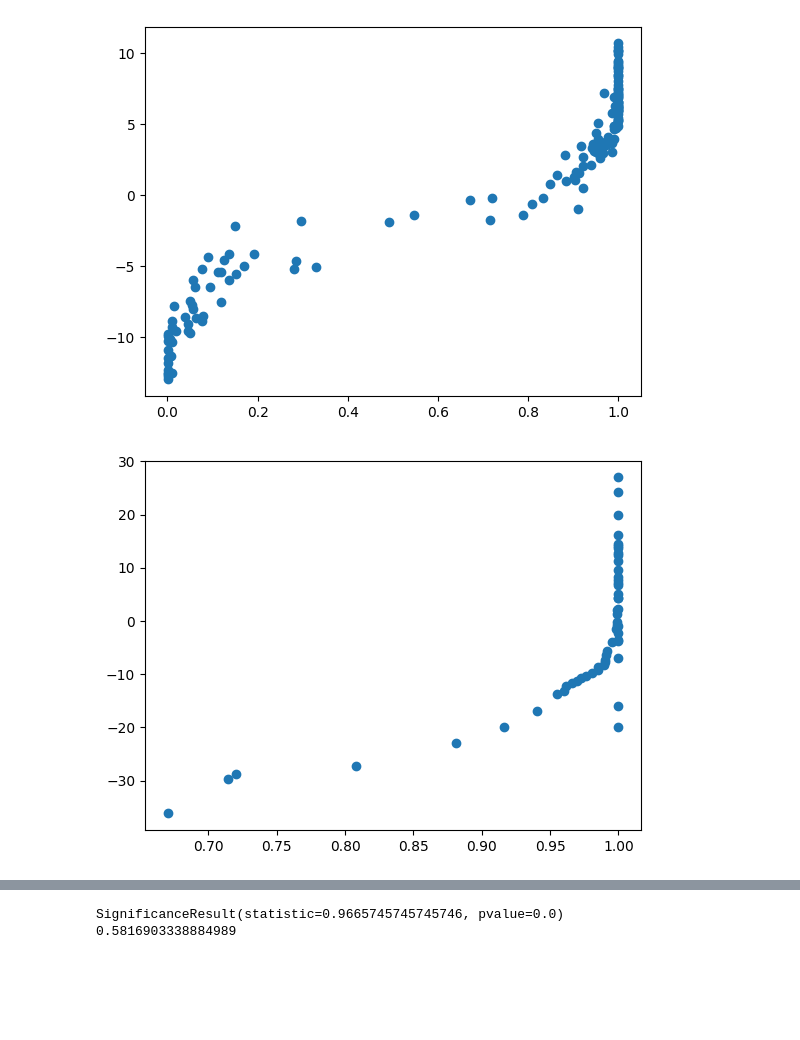
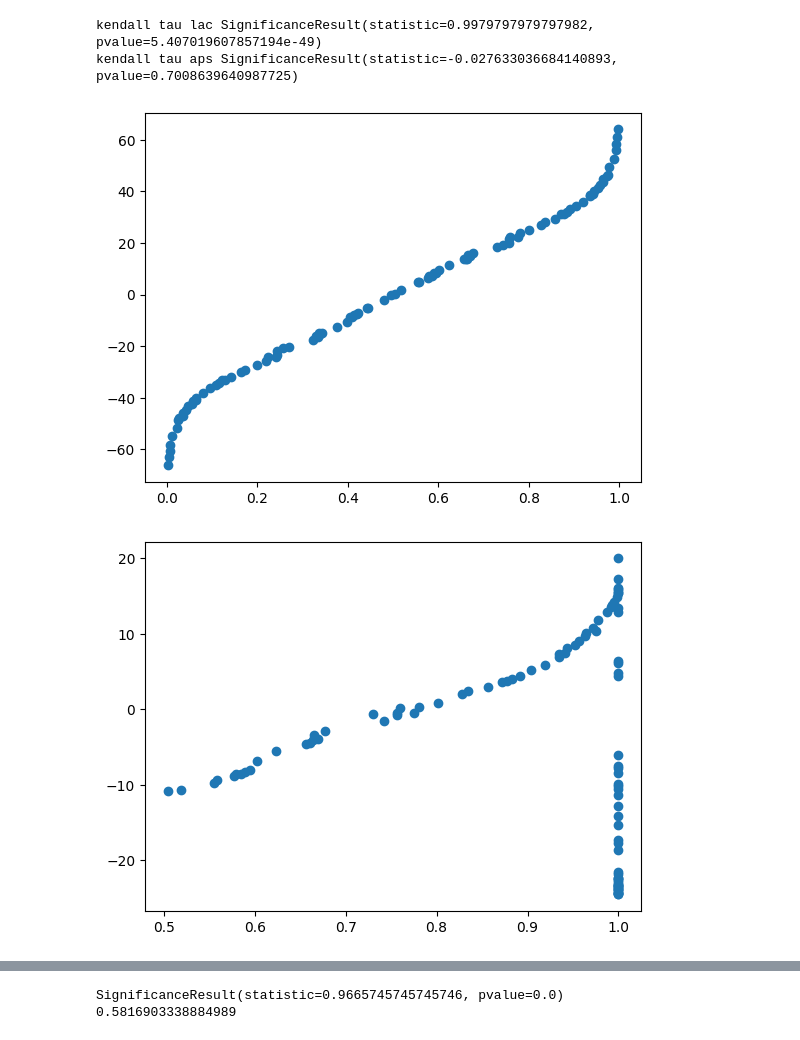
Before and after one commit to yunjinnkim/preference-based-cp, a Jupyter notebook: notebooks/learning_ncs_trochcp.ipynb, the cells around one changed output, grey strips where cells are left out. Drawn from its saved outputs; the diff is of its cells as text; code cells hidden in the pictures; blank space fills up the shorter version.

```diff
--- a/notebooks/learning_ncs_trochcp.ipynb
+++ b/notebooks/learning_ncs_trochcp.ipynb
@@ -246,10 +246,10 @@ def goodman_kruskal_gamma(x, y):
     gamma = (concordant - discordant) / (concordant + discordant)
     return gamma
 
-from torchcp.classification.score import APS, THR
+from torchcp.classification.score import APS, THR, SAPS
 aps = APS(score_type="identity", randomized=False)
 lac = THR(score_type="identity",)
-score = aps
+saps = SAPS(score_type="identity",randomized=False)
 
 class_params_1f_2c = {
     0: {"mean": 1, "std": 1, "prior": 0.3},
@@ -415,13 +415,13 @@ def fit_model_with_all_pairs(X_train, y_train, oracle_annotator, generator, lear
     # ds_val = LabelPairDataset()
     # ds_val.create_from_numpy_pairs(X_pairs, y_pairs)
     # val_loader = DataLoader(ds_val, batch_size=64)
-    model = LabelRankingModel(input_dim=generator.n_features, hidden_dims=2*[15*generator.n_features], output_dim=len(generator.classes_))
+    model = LabelRankingModel(input_dim=generator.n_features, hidden_dims=2*[10*generator.n_features], output_dim=len(generator.classes_))
     model.num_classes = generator.n_classes
     device = next(model.parameters()).device
     model._fit(pair_loader, val_loader=None, num_epochs=num_epochs, learning_rate=learning_rate, patience=num_epochs, verbose=True)
     return model
 
-def conduct_oracle_experiment(score, num_instances_to_check, generator):
+def conduct_oracle_experiment(score, num_instances_to_check, generator, learning_rate = 0.01, num_epochs=1000):
     tau_corrs = []
     gamma_corrs = []
     # Generate a small dataset
@@ -434,7 +434,7 @@ def conduct_oracle_experiment(score, num_instances_to_check, generator):
         X_train = X_gen.repeat_interleave(generator.n_classes, dim=0)
         y_train = np.tile(generator.classes_, num_instances)
 
-        model = fit_model_with_all_pairs(X_train, y_train, oracle_annotator, generator)
+        model = fit_model_with_all_pairs(X_train, y_train, oracle_annotator, generator, learning_rate=learning_rate, num_epochs=num_epochs)
 
         # generate data from data generating process and check whether the learned non-conformity relation sorts them correctly
         X_test, y_test = generator.generate_data(n_samples=100)
@@ -449,16 +449,17 @@ def conduct_oracle_experiment(score, num_instances_to_check, generator):
         models.append(model)
     return tau_corrs, gamma_corrs, skills_from_model, conformity_scores, models, X_train, y_train
 # %%
-clf = clf_3d_3c
+clf = clf_2d_2c
 
 oracle_annotator_lac = OracleAnnotator(generator=clf, score=lac)
 oracle_annotator_aps = OracleAnnotator(generator=clf, score=aps)
+oracle_annotator_saps = OracleAnnotator(generator=clf, score=saps)
 num_instances = 50
 X_gen, _ = clf.generate_data(n_samples=num_instances)
 X_train = X_gen.repeat_interleave(clf.n_classes, dim=0)
 y_train = np.tile(clf.classes_, num_instances)
 
-# model_lac = fit_model_with_all_pairs(X_train, y_train, oracle_annotator_lac, clf, learning_rate=0.1,num_epochs=200)
 model_aps = fit_model_with_all_pairs(X_train, y_train, oracle_annotator_aps, clf, learning_rate=0.01,num_epochs=1000)
+model_lac = fit_model_with_all_pairs(X_train, y_train, oracle_annotator_lac, clf, learning_rate=0.01,num_epochs=1000)
 # %% [output]
 Epoch 1/1000
@@ -481,24 +503,28 @@ Epoch 1000/1000
 # %%
 skills_lac = np.take_along_axis(model_lac.predict_class_skills(X_train), y_train[:,np.newaxis], axis=1)
 skills_aps = np.take_along_axis(model_aps.predict_class_skills(X_train), y_train[:,np.newaxis], axis=1)
 conformity_scores_lac = oracle_annotator_lac.get_conformity(torch.tensor(X_train), torch.tensor(y_train))
 conformity_scores_aps = oracle_annotator_aps.get_conformity(torch.tensor(X_train), torch.tensor(y_train))
 
 unique_elements, counts = np.unique(conformity_scores_aps, return_counts=True)
 non_unique_elements = unique_elements[counts > 1]
 non_unique_indices = np.where(np.isin(conformity_scores_aps, non_unique_elements))[0]
 
 tied_sk = skills_aps[non_unique_indices]
 tied_nc = conformity_scores_aps[non_unique_indices]
 unique_sk = skills_aps[~non_unique_indices]
 unique_nc = conformity_scores_aps[~non_unique_indices]
+print("kendall tau lac", kendalltau(skills_lac, conformity_scores_lac))
+print("kendall tau aps", kendalltau(skills_aps, conformity_scores_aps))
 
 plt.scatter(conformity_scores_lac, skills_lac)
 plt.show()
-# plt.scatter(conformity_scores_aps, skills_aps)
-plt.scatter(unique_nc, unique_sk)
+plt.scatter(conformity_scores_aps, skills_aps)
+# plt.scatter(unique_nc, unique_sk)
 # plt.scatter(tied_nc, tied_sk, color="orange", label="tie")
 plt.show()
 # %% [output]
+kendall tau lac SignificanceResult(statistic=0.9979797979797982, pvalue=5.407019607857194e-49)
+kendall tau aps SignificanceResult(statistic=-0.027633036684140893, pvalue=0.7008639640987725)
-[figure, old version]
+[figure, new version]
-[figure, old version]
+[figure, new version]
```
Also changed, not shown: parts of 10 cells of this notebook, 1 other file.
